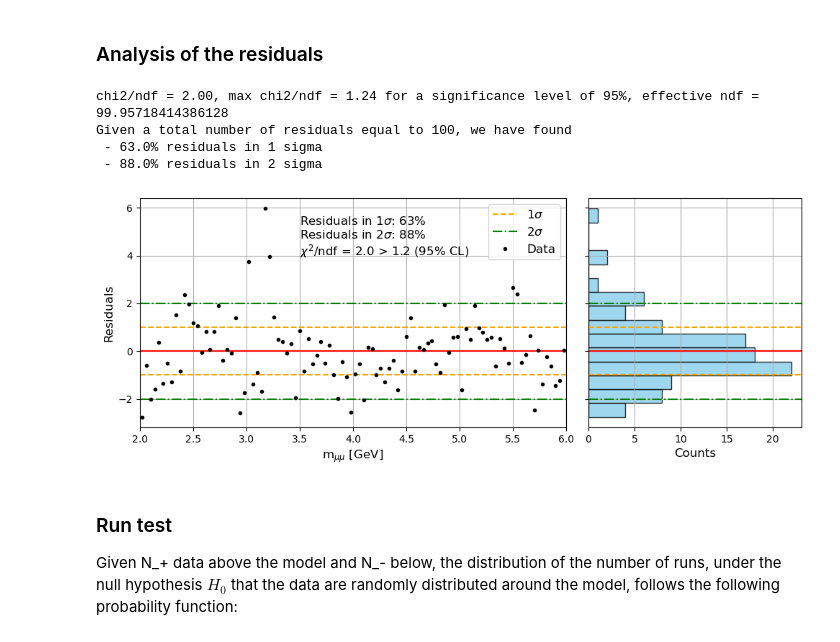
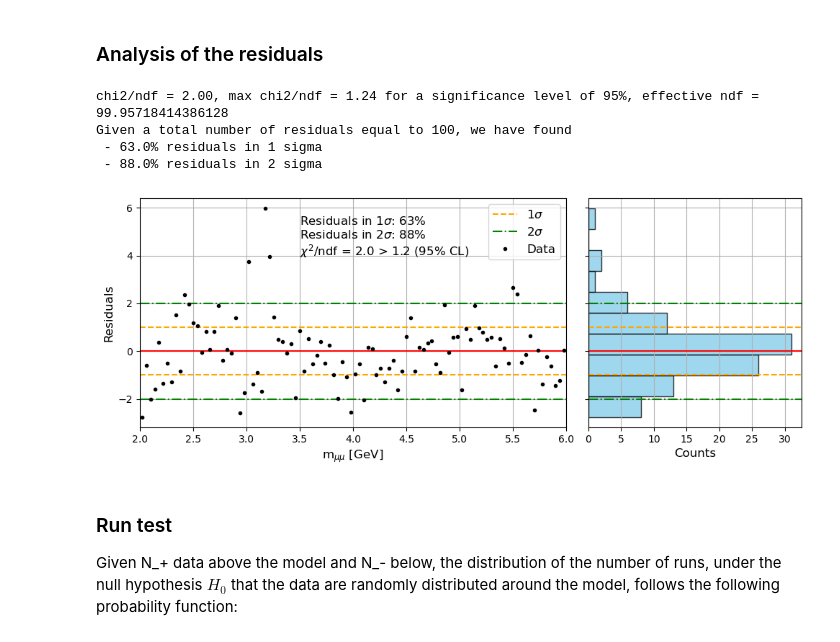
Before and after one commit to Matteo-Bellino/SMATEP_Project, a Jupyter notebook: Psi2S_RadanoBellino.ipynb, the cells around one changed output. Drawn from its saved outputs; the diff is of its cells as text; code cells hidden in the pictures.

```diff
--- a/Psi2S_RadanoBellino.ipynb
+++ b/Psi2S_RadanoBellino.ipynb
@@ -281,35 +281,35 @@ ax_plot.axhline(0, color = "red")
 ax_plot.axhline(1, color = "orange", linestyle="--", label = "1$\\sigma$")
 ax_plot.axhline(-1, color = "orange", linestyle="--")
 ax_plot.axhline(2, color = "green", linestyle="-.", label = "2$\\sigma$")
 ax_plot.axhline(-2, color = "green", linestyle="-.")
 ax_plot.errorbar(bin_centers, norm_residuals, fmt='.', color = 'black', label='Data')
 #$\\Chi^2/ndf = {chi2_norm}$'
 ax_plot.set_xlim([2,6])
 ax_plot.set_ylabel("Residuals", fontsize = fs)
 ax_plot.set_xlabel("m$_{\\mu\\mu}$ [GeV]", fontsize = fs)
 ax_plot.legend(fontsize = fs)
 ax_plot.grid()
 ax_plot.text(3.5,4, f'Residuals in 1$\\sigma$: {frac_1sigma * 100:.0f}%\nResiduals in 2$\\sigma$: {frac_2sigma * 100:.0f}%\n$\\chi^2$/ndf = {chi2_norm:.1f} > {chi2_limit:.1f} (95% CL)', color='black', fontsize = fs)
 
 #histogram of the normalized residuals
 ax_hist.axhline(0, color = "red")
 ax_hist.axhline(1, color = "orange", linestyle="--", label = "+1 $\\sigma$")
 ax_hist.axhline(-1, color = "orange", linestyle="--", label = "-1 $\\sigma$")
 ax_hist.axhline(2, color = "green", linestyle="-.", label = "2$\\sigma$")
 ax_hist.axhline(-2, color = "green", linestyle="-.")
 
-ax_hist.hist(norm_residuals, bins=15, orientation='horizontal', color='skyblue', alpha = 0.8, edgecolor='black', label='Data')
+ax_hist.hist(norm_residuals, bins=10, orientation='horizontal', color='skyblue', alpha = 0.8, edgecolor='black', label='Data')
 ax_hist.set_xlabel("Counts", fontsize = fs)
 ax_hist.grid()
 
 plt.tight_layout()
 plt.show()
 # %% [output]
 chi2/ndf = 2.00, max chi2/ndf = 1.24 for a significance level of 95%, effective ndf = 99.95718414386128
 Given a total number of residuals equal to 100, we have found
  - 63.0% residuals in 1 sigma
  - 88.0% residuals in 2 sigma
-[figure, old version]
+[figure, new version]
 # %% [markdown]
 ### Run test
 Given N_+ data above the model and N_- below, the distribution of the number of runs, under the null hypothesis $H_0$ that the data are randomly distributed around the model, follows the following probability function:
```
Also changed, not shown: parts of 2 cells of this notebook.
